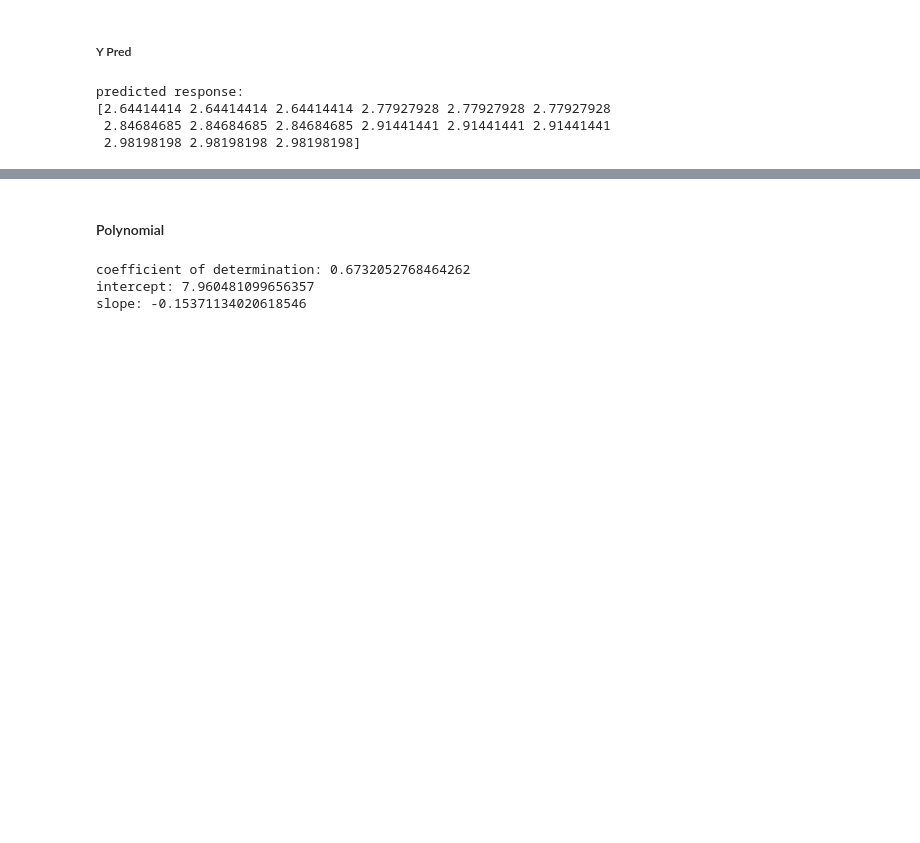
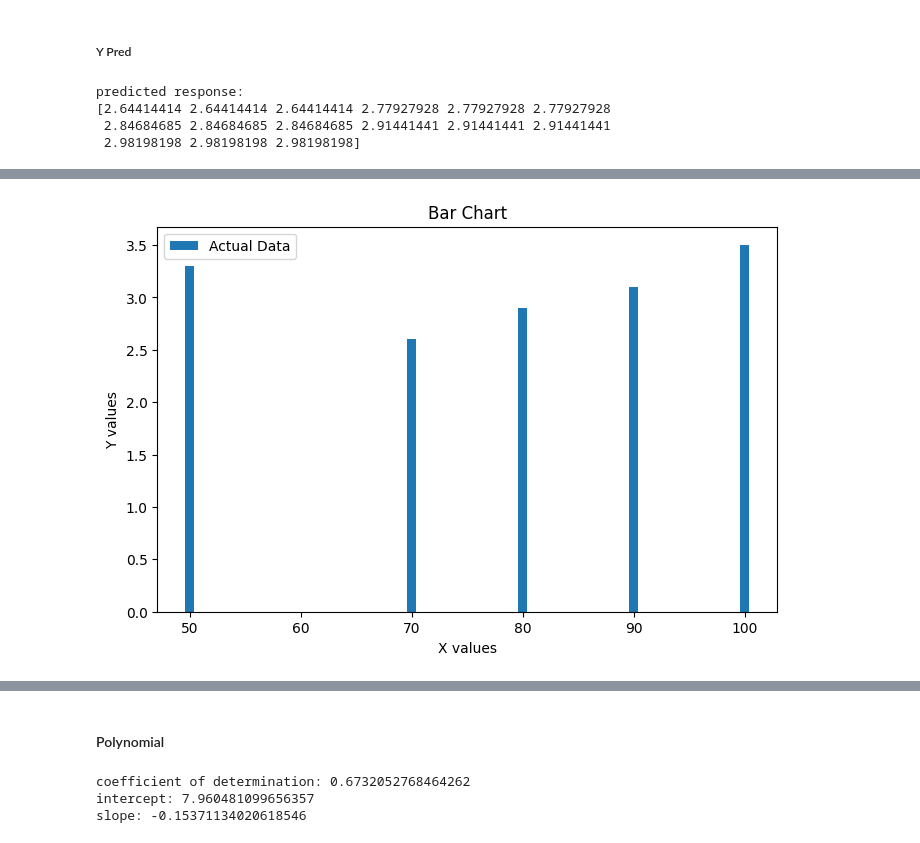
Before and after one commit to setiadha-unc/data720, a Jupyter notebook: Data710Homework/homework2q2-chisquare.ipynb, the cells around one changed output, grey strips where cells are left out. Cells and saved outputs as stored; diff of their text form; code cells hidden in the pictures; blank space fills up the shorter version.

```diff
--- a/Data710Homework/homework2q2-chisquare.ipynb
+++ b/Data710Homework/homework2q2-chisquare.ipynb
@@ -46,0 +69,12 @@ plt.show()
+# %%
+plt.figure(figsize=(8, 5))
+plt.bar(x=x, height=y, label="Actual Data")  # Regression line
+# plt.bar(x=x.flatten(), height=y_pred, label="Pred Data")
+# Labels & Title
+plt.xlabel("X values")
+plt.ylabel("Y values")
+plt.title("Bar Chart")
+plt.legend()
+plt.show()
+# %% [output]
+[figure, added]
```
Also changed, not shown: parts of 13 cells of this notebook, 3 other files.
